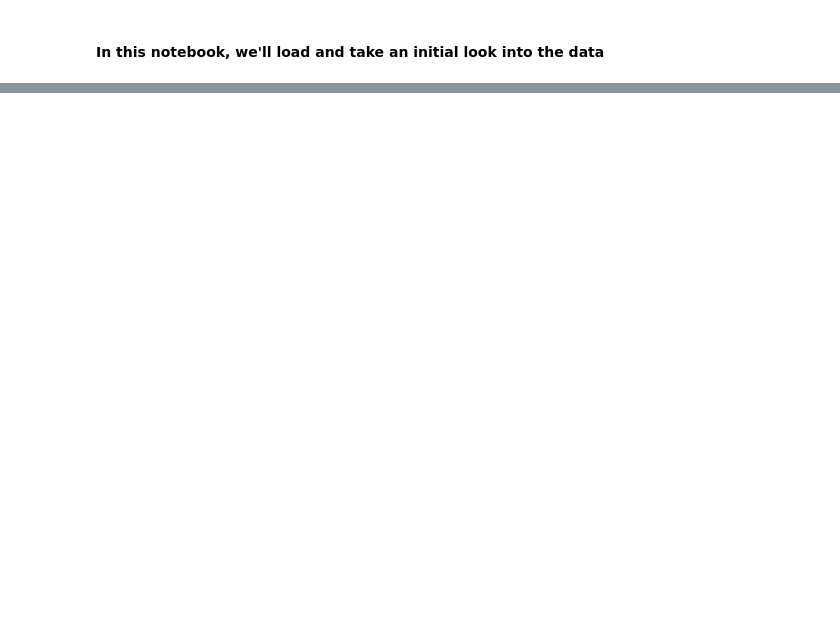
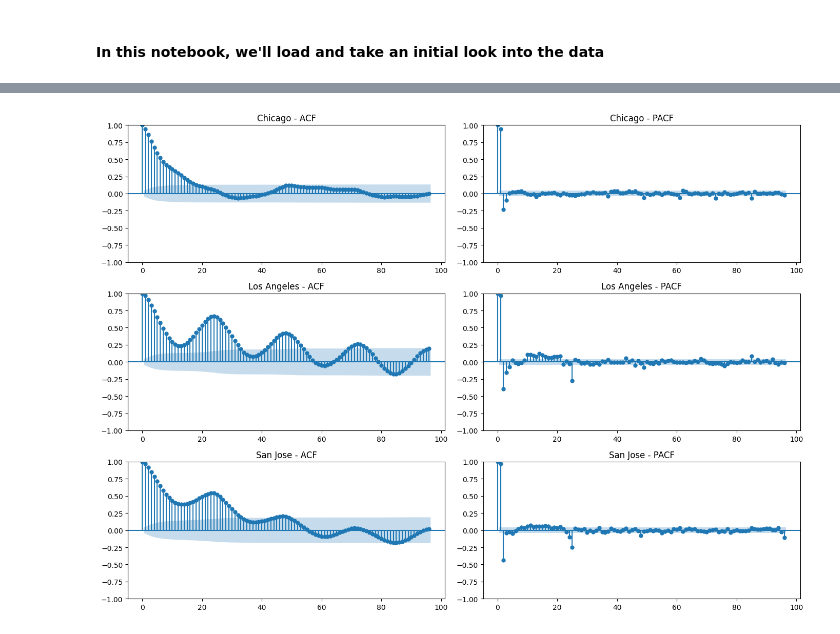
Before and after one commit to hanishavemireddy/air-quality-forecasting, a Jupyter notebook: notebooks/01_eda.ipynb, the cells around one changed output, grey strips where cells are left out. Drawn from its saved outputs; the diff is of its cells as text; code cells hidden in the pictures; blank space fills up the shorter version.

```diff
--- a/notebooks/01_eda.ipynb
+++ b/notebooks/01_eda.ipynb
@@ -84,0 +136,18 @@ total hours returned: 2280
+# %%
+# Distribution of PM2.5 values for each city
+
+fig, axes = plt.subplots(3, 1, figsize=(14, 10))
+
+for ax, city in zip(axes, cities):
+    city_data = df[df['city'] == city].copy()
+    sns.histplot(city_data['value'], bins=30, kde=True, ax=ax, color='skyblue')
+    ax.set_title(f"{city} — Distribution of PM2.5 Values", fontsize=12, fontweight="bold")
+    ax.set_xlabel("PM2.5 (µg/m³)")
+
+### Alternatively can also do: (if we don't care about specific cities and want to do it for all)
+# for (city, city_df), ax in zip(df.groupby("city"), axes):
+#     sns.histplot(city_df["value"], ax=ax, kde=True)
+
+
+plt.tight_layout()
+plt.show()
@@ -84,0 +160,12 @@ total hours returned: 2280
+# %%
+# Stationarity Tests
+# Directly can run ADFuller or KPSS as they internally use their own lag selection methods.
+# But we can also use ACF and PACF plots to get p and q values for ARIMA model before running the tests
+
+for (city, city_df), ax in zip(df.groupby("city"), axes):
+    city_df = city_df.set_index("timestamp")
+    adf_result = stattools.adfuller(city_df["value"].dropna(), autolag="AIC")
+    print(f"{city}: ADF Statistic = {adf_result[0]:.6f}, p-value = {adf_result[1]:.6f}")
+
+    kpss_result = stattools.kpss(city_df["value"].dropna(), regression="c", nlags="auto") #"c"~ constant regression, "ct"~ constant and trend regression
+    print(f"{city}: KPSS Statistic = {kpss_result[0]:.6f}, p-value = {kpss_result[1]:.6f}")
@@ -84,0 +191,17 @@ total hours returned: 2280
+# %%
+# ACF and PACF Plots to get p and q values for ARIMA model:
+
+fig, axes = plt.subplots(3, 2, figsize=(14, 10))
+
+for (city, city_df), (ax_acf, ax_pacf) in zip(df.groupby("city"), axes):
+    city_df = city_df.set_index("timestamp")
+    # acf = stattools.acf(city_df["value"].dropna(), nlags=20, ax=ax)
+    # pacf = stattools.pacf(city_df["value"].dropna(), nlags=20, ax=ax)
+
+    plot_acf = tsaplots.plot_acf(city_df["value"].dropna(), lags= 96, ax=ax_acf, title=f"{city} - ACF")
+    plot_pacf = tsaplots.plot_pacf(city_df["value"].dropna(), lags=96, ax=ax_pacf, title=f"{city} - PACF")
+
+plt.tight_layout()
+plt.show()
+# %% [output]
+[figure, added]
```
Also changed, not shown: parts of 24 cells of this notebook.
